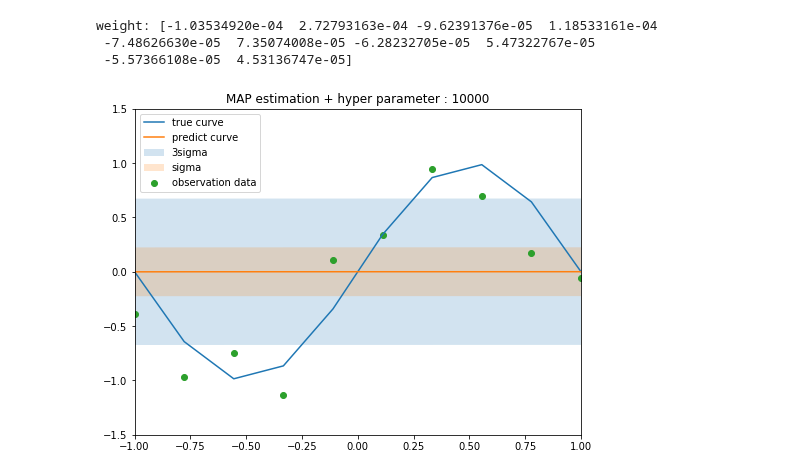
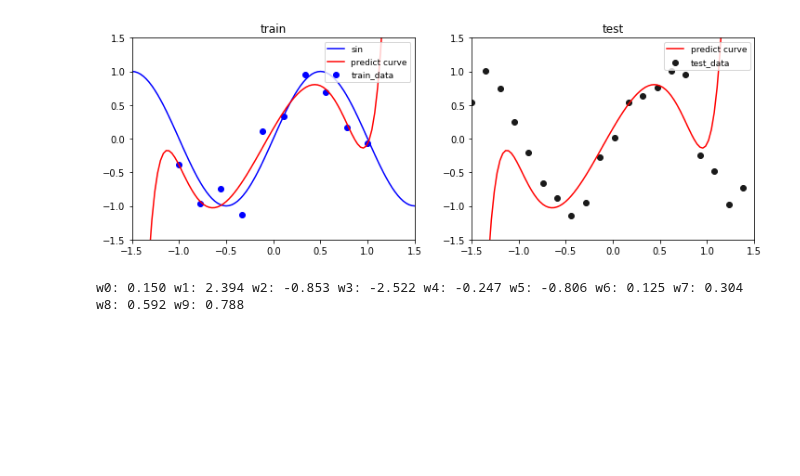
Before and after one commit to furukawa-laboratory/workout_report_2019, a Jupyter notebook: trainee/tsuno/final_report/ML_MAP_estimater.ipynb, the cells around one changed output. Cells and saved outputs as stored; diff of their text form; code cells hidden in the pictures; blank space fills up the shorter version.

```diff
--- a/trainee/tsuno/final_report/ML_MAP_estimater.ipynb
+++ b/trainee/tsuno/final_report/ML_MAP_estimater.ipynb
@@ -45,49 +60,54 @@ weight: [ 0.06743251  2.2027766  -0.42012175 -2.11862664]
 # %%
 # MAP推定
 %matplotlib inline
 import numpy as np
 import matplotlib.pyplot as plt
 
 def Phi(X):
     # X      : [[x0],[x1],...]
     # phi    : e.g. [1, x, x**2]
     # return : [[phi_1(X),...,phi_n(X)]]
     result = np.array([[1, x[0], x[0]**2, x[0]**3, x[0]**4, x[0]**5, x[0]**6, x[0]**7, x[0]**8, x[0]**9] for x in X])
     return result
 
 N = 10
+alpha = 0.003 # ハイパーパラメータ
+beta = 0.3   # 既知と仮定しています
 np.random.seed(1111)
 x = np.linspace(-1,1,N)
-t = np.sin(np.pi*x)
-y = np.sin(np.pi*x) + np.random.normal(0,0.3,N)
-alpha = 10000 # ハイパーパラメータ
+t = np.sin(np.pi*np.linspace(-1.5,1.5,100))
+y = np.sin(np.pi*x) + np.random.normal(0,beta,N)
+x_test = np.linspace(-1.5,1.5,100)
+y_test = np.sin(np.pi*x_test) + np.random.normal(0,beta,len(x_test))
 
 # 縦ベクトルに変換
 x = np.array([[i] for i in x])
+x_test = np.array([[i] for i in x_test])
 
 # MAP推定はここが変化するだけ
-w_MAP = np.dot(np.dot(np.linalg.inv(np.dot(Phi(x).T, Phi(x))+alpha*np.eye(10)), Phi(x).T), y)
-print('weight: {}'.format(w_MAP))
+w_MAP = np.dot(np.dot(np.linalg.inv(np.dot(Phi(x).T, Phi(x))+(alpha/beta)*np.eye(10)), Phi(x).T), y)
 w_MAP = np.array([[w] for w in w_MAP])
 
-beta_MAP = (np.sum(np.square(y-np.dot(Phi(x), w_MAP))) / N)
-variance_MAP = beta_MAP ** (-1)
+predict = np.dot(w_MAP.T, Phi(x_test).T).ravel()
 
-predict = np.dot(w_MAP.T, Phi(x).T).ravel()
+fig, ax = plt.subplots(1,2,figsize=(12,4))
+ax[0].plot(np.linspace(-1.5,1.5,len(t)),t,label='sin',color='b')
+ax[0].plot(x_test.ravel(), predict.ravel(),label='predict curve',color='r')
+ax[0].scatter(x.ravel(), y, label='train_data',color='b')
+ax[1].plot(x_test.ravel(), predict.ravel(),label='predict curve',color='r')
+ax[1].scatter(x_test.ravel()[::5],y_test[::5], label='test_data',color='0.1')
+ax[0].set_title('train')
+ax[1].set_title('test')
+ax[0].set_xlim(-1.5,1.5)
+ax[0].set_ylim(-1.5,1.5)
+ax[1].set_xlim(-1.5,1.5)
+ax[1].set_ylim(-1.5,1.5)
+ax[0].legend(loc='upper right',fontsize=9)
+ax[1].legend(loc='upper right',fontsize=9)
+plt.show()
 
-plt.figure(figsize=(8,6))
-plt.plot(x.ravel(),t,label='true curve')
-plt.fill_between(x.ravel(), predict+variance_MAP*3, predict-variance_MAP*3, alpha=0.2, label='3sigma')
-plt.fill_between(x.ravel(), predict+variance_MAP, predict-variance_MAP, alpha=0.2, label='sigma')
-plt.plot(x.ravel(), predict.ravel(),label='predict curve')
-plt.scatter(x.ravel(),y, label='observation data')
-plt.title('MAP estimation + hyper parameter : {}'.format(alpha))
-plt.xlim(-1,1)
-plt.ylim(-1.5,1.5)
-plt.legend()
-plt.show()
+for i, w in enumerate(w_MAP.ravel()):
+    print('w{}: {:.3f}'.format(i,w),end=' ')
 # %% [output]
+[figure, new version]
-weight: [-1.03534920e-04  2.72793163e-04 -9.62391376e-05  1.18533161e-04
- -7.48626630e-05  7.35074008e-05 -6.28232705e-05  5.47322767e-05
- -5.57366108e-05  4.53136747e-05]
+w0: 0.150 w1: 2.394 w2: -0.853 w3: -2.522 w4: -0.247 w5: -0.806 w6: 0.125 w7: 0.304 w8: 0.592 w9: 0.788
-[figure, old version]
```
Also changed, not shown: parts of 1 cell of this notebook.
